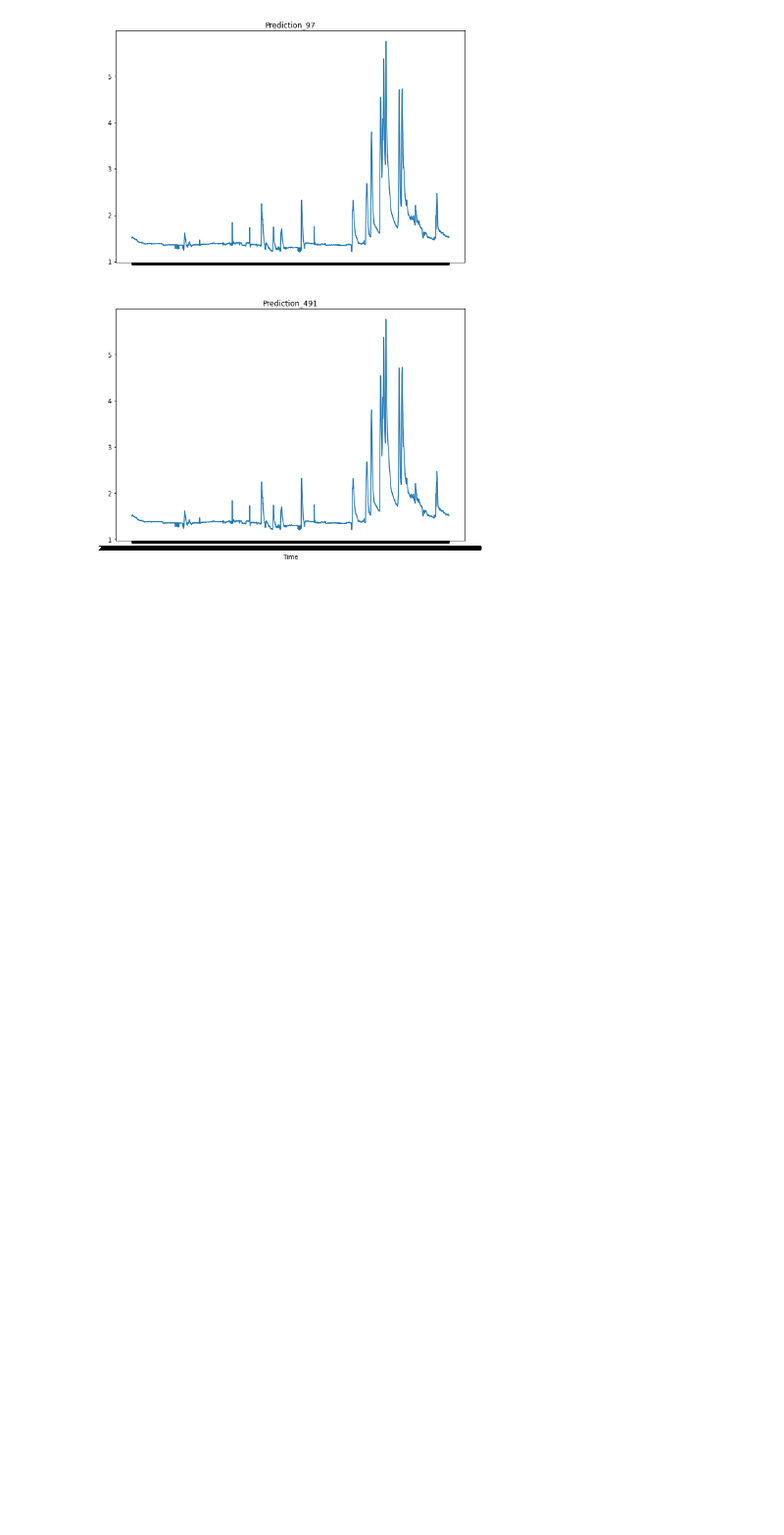
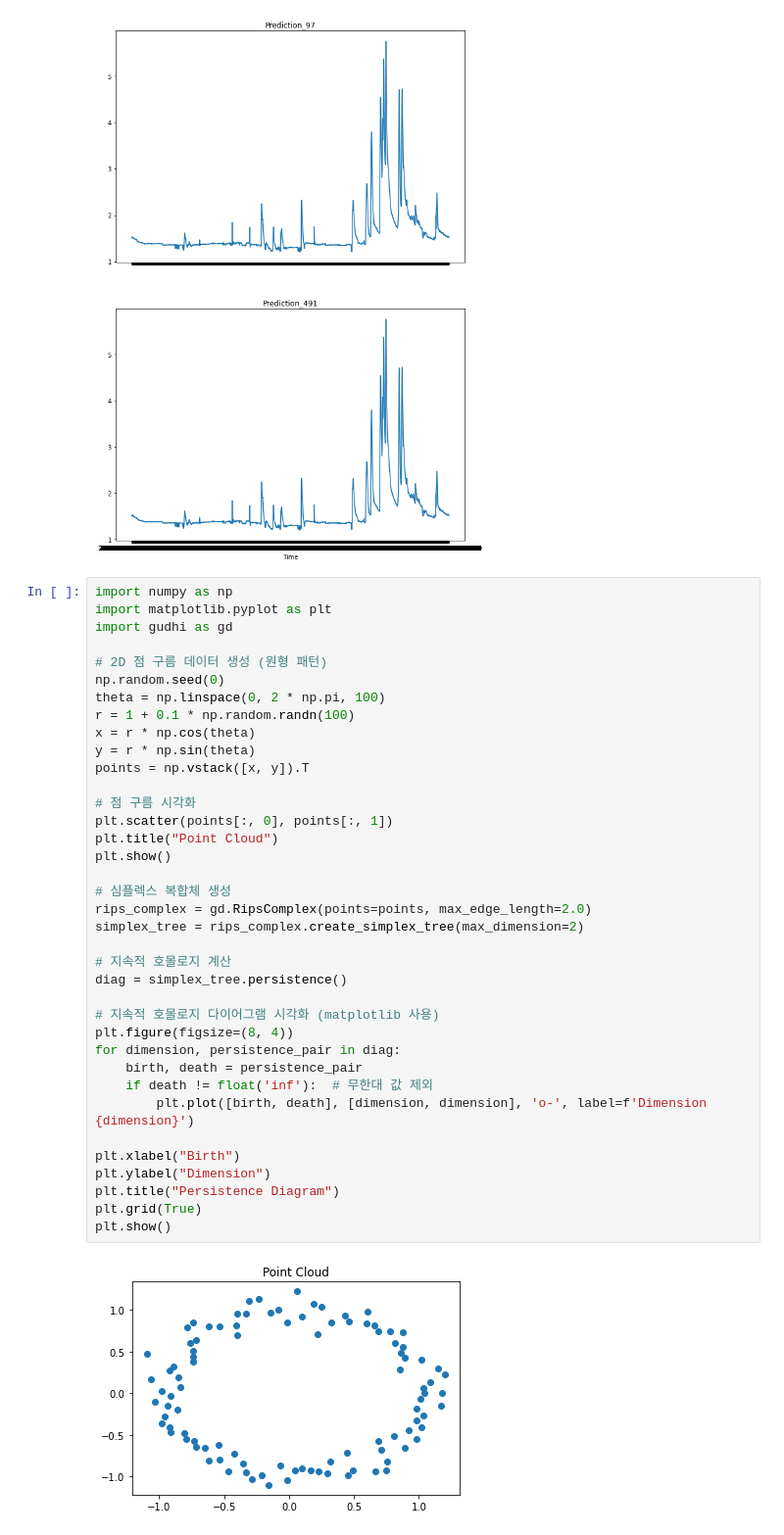
Before and after one commit to keep-asdf/streamlit, a Jupyter notebook: data/Untitled1.ipynb, the cells around one changed output. Shown at 98% size. Drawn from its saved outputs; the diff is of its cells as text; blank space fills up the shorter version.

```diff
--- a/data/Untitled1.ipynb
+++ b/data/Untitled1.ipynb
@@ -506,3 +506,42 @@ plt.xlabel('Time')
 plt.show()
 # %% [output]
 [figure]
+# %%
+import numpy as np
+import matplotlib.pyplot as plt
+import gudhi as gd
+
+# 2D 점 구름 데이터 생성 (원형 패턴)
+np.random.seed(0)
+theta = np.linspace(0, 2 * np.pi, 100)
+r = 1 + 0.1 * np.random.randn(100)
+x = r * np.cos(theta)
+y = r * np.sin(theta)
+points = np.vstack([x, y]).T
+
+# 점 구름 시각화
+plt.scatter(points[:, 0], points[:, 1])
+plt.title("Point Cloud")
+plt.show()
+
+# 심플렉스 복합체 생성
+rips_complex = gd.RipsComplex(points=points, max_edge_length=2.0)
+simplex_tree = rips_complex.create_simplex_tree(max_dimension=2)
+
+# 지속적 호몰로지 계산
+diag = simplex_tree.persistence()
+
+# 지속적 호몰로지 다이어그램 시각화 (matplotlib 사용)
+plt.figure(figsize=(8, 4))
+for dimension, persistence_pair in diag:
+    birth, death = persistence_pair
+    if death != float('inf'):  # 무한대 값 제외
+        plt.plot([birth, death], [dimension, dimension], 'o-', label=f'Dimension {dimension}')
+
+plt.xlabel("Birth")
+plt.ylabel("Dimension")
+plt.title("Persistence Diagram")
+plt.grid(True)
+plt.show()
+# %% [output]
+[figure, added]
```
Also changed, not shown: parts of 1 cell of this notebook, 3 other files.
